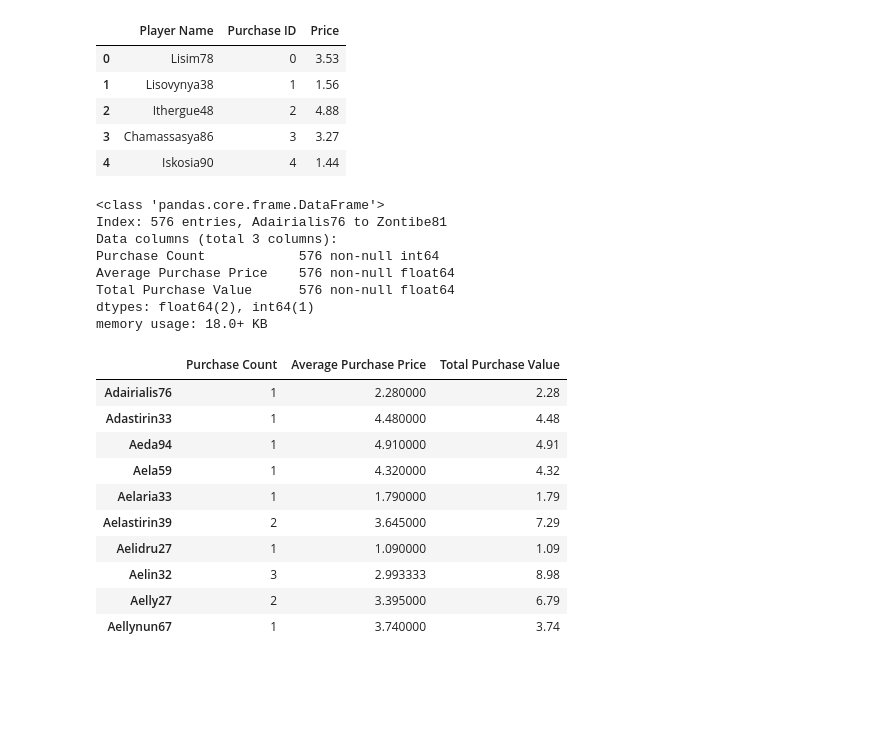
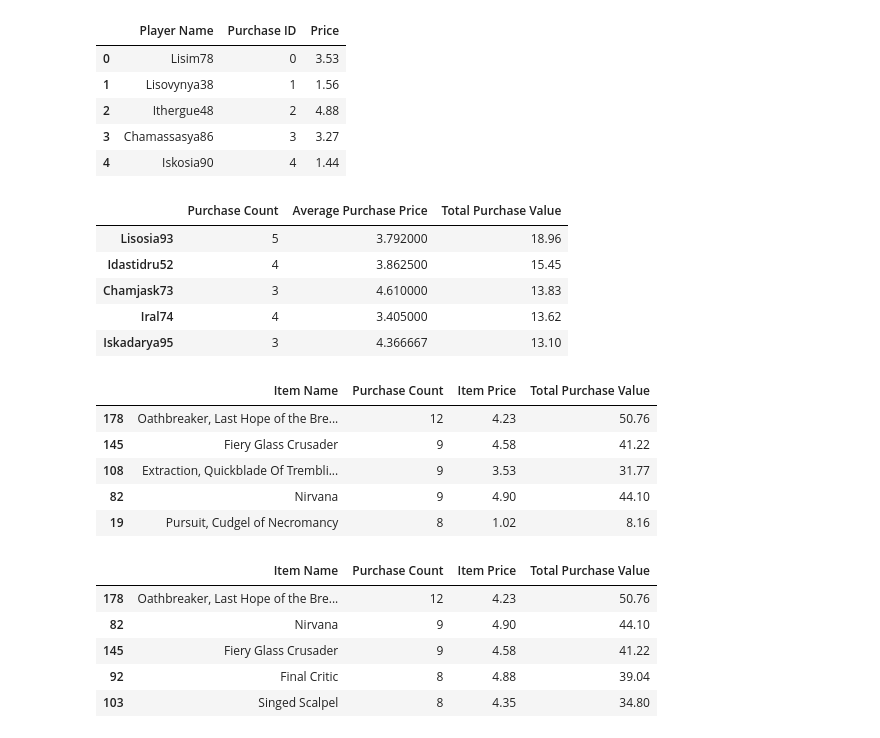
Before and after one commit to gwathen2019/pandas-challenge, a Jupyter notebook: Test_code.ipynb, the cells around one changed output. Drawn from its saved outputs; the diff is of its cells as text; code cells hidden in the pictures; blank space fills up the shorter version.

```diff
--- a/Test_code.ipynb
+++ b/Test_code.ipynb
@@ -326,30 +326,67 @@ memory usage: 18.4+ KB
 # %%
 #create summary table
 top_spender_summary_table_df = pd.DataFrame ({"Purchase Count": total_purchases_player,
                                            "Average Purchase Price": avg_purchase_price,
                                            "Total Purchase Value": total_purchase_value})
                                             #["{0:.2f}%.format"]})
 
-top_spender_summary_table_df.sort_values(["Total Purchase Value"],ascending=False)
-top_spender_summary_table_df.info()
-top_spender_summary_table_df.head(10)
+top_spender_summary_table_df.sort_values(["Total Purchase Value"],ascending=False).head()
 # %% [output]
-<class 'pandas.core.frame.DataFrame'>
-Index: 576 entries, Adairialis76 to Zontibe81
-Data columns (total 3 columns):
-Purchase Count            576 non-null int64
-Average Purchase Price    576 non-null float64
-Total Purchase Value      576 non-null float64
-dtypes: float64(2), int64(1)
-memory usage: 18.0+ KB
 |  | Purchase Count | Average Purchase Price | Total Purchase Value |
-| Adairialis76 | 1 | 2.280000 | 2.28 |
-| Adastirin33 | 1 | 4.480000 | 4.48 |
-| Aeda94 | 1 | 4.910000 | 4.91 |
-| Aela59 | 1 | 4.320000 | 4.32 |
-| Aelaria33 | 1 | 1.790000 | 1.79 |
-| Aelastirin39 | 2 | 3.645000 | 7.29 |
-| Aelidru27 | 1 | 1.090000 | 1.09 |
-| Aelin32 | 3 | 2.993333 | 8.98 |
-| Aelly27 | 2 | 3.395000 | 6.79 |
-| Aellynun67 | 1 | 3.740000 | 3.74 |
+| Lisosia93 | 5 | 3.792000 | 18.96 |
+| Idastidru52 | 4 | 3.862500 | 15.45 |
+| Chamjask73 | 3 | 4.610000 | 13.83 |
+| Iral74 | 4 | 3.405000 | 13.62 |
+| Iskadarya95 | 3 | 4.366667 | 13.10 |
+# %%
+#Most popular items:
+    #Retrieve the Item ID, Item Name, and Item Price columns
+    #Group by Item ID and Item Name. Perform calculations to obtain purchase count, item price, and total purchase value
+    #Create a summary data frame to hold the results
+    #Sort the purchase count column in descending order
+    #Optional: give the displayed data cleaner formatting
+    #Display a preview of the summary data frame
+
+most_popular_df = purchase_df[["Item ID", "Item Name", "Price"]]
+
+most_popular_df.groupby(["Item ID"])
+
+purchase_cnt = most_popular_df["Item ID"].value_counts()
+#purchase_cnt.head()
+
+item_price = most_popular_df.groupby(["Item ID"])["Price"].first()
+item_name = most_popular_df.groupby(["Item ID"])["Item Name"].first()
+item_purchase_value = most_popular_df.groupby(["Item ID"])["Price"].sum()
+
+#create summary table
+most_popular_summary_table_df = pd.DataFrame ({"Item Name": item_name,
+                                                "Purchase Count": purchase_cnt,
+                                               "Item Price": item_price,
+                                               "Total Purchase Value": item_purchase_value})
+                                            #["{0:.2f}%.format"]})
+
+most_popular_summary_table_df.sort_values(["Purchase Count"],ascending=False).head()
+
+#most_popular_df.info()
+#most_popular_df.head()
+# %% [output]
+|  | Item Name | Purchase Count | Item Price | Total Purchase Value |
+| 178 | Oathbreaker, Last Hope of the Bre... | 12 | 4.23 | 50.76 |
+| 145 | Fiery Glass Crusader | 9 | 4.58 | 41.22 |
+| 108 | Extraction, Quickblade Of Trembli... | 9 | 3.53 | 31.77 |
+| 82 | Nirvana | 9 | 4.90 | 44.10 |
+| 19 | Pursuit, Cudgel of Necromancy | 8 | 1.02 | 8.16 |
+# %%
+#Most profitable items:
+    #Sort the above table by total purchase value in descending order
+    #Optional: give the displayed data cleaner formatting
+    #Display a preview of the data frame
+
+most_popular_summary_table_df.sort_values(["Total Purchase Value"],ascending=False).head()
+# %% [output]
+|  | Item Name | Purchase Count | Item Price | Total Purchase Value |
+| 178 | Oathbreaker, Last Hope of the Bre... | 12 | 4.23 | 50.76 |
+| 82 | Nirvana | 9 | 4.90 | 44.10 |
+| 145 | Fiery Glass Crusader | 9 | 4.58 | 41.22 |
+| 92 | Final Critic | 8 | 4.88 | 39.04 |
+| 103 | Singed Scalpel | 8 | 4.35 | 34.80 |
```
